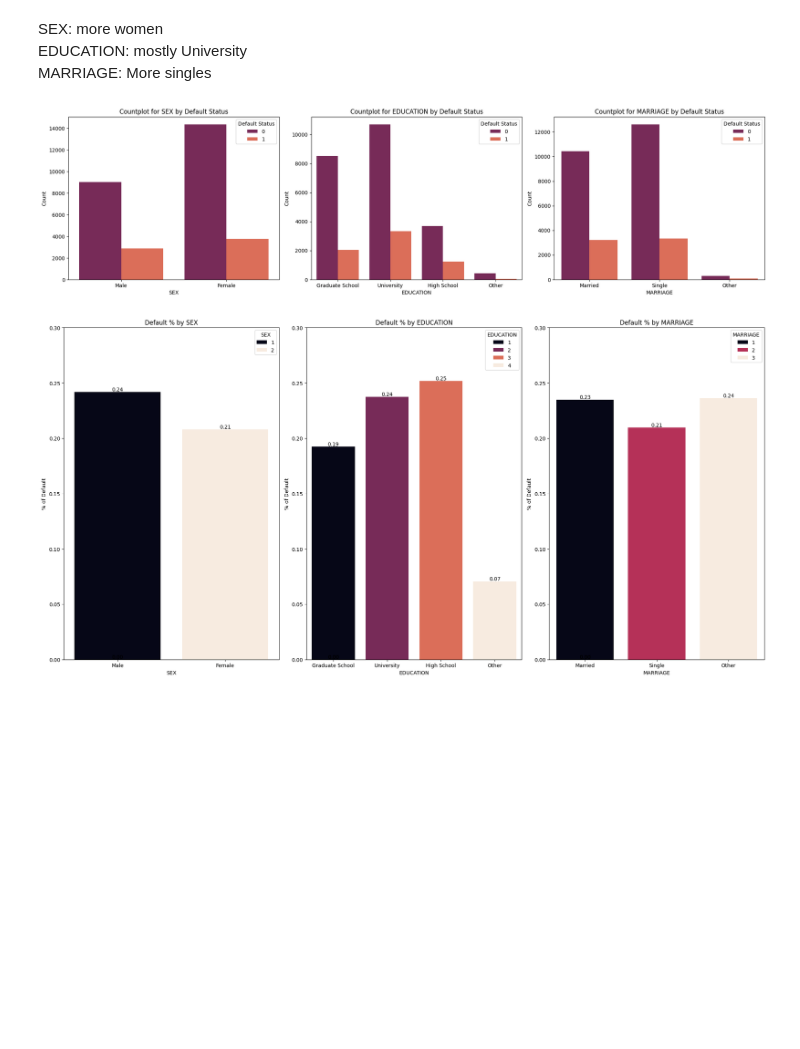
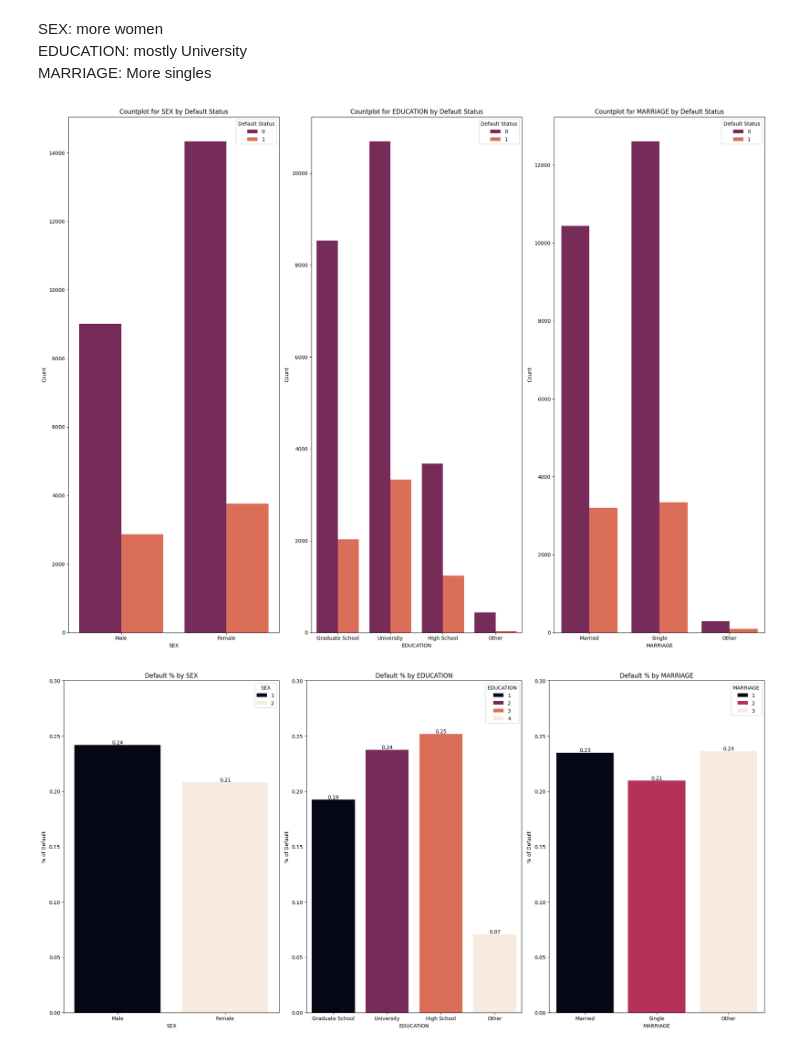
Before and after one commit to minjeoungneev/Default_Credit_Card, a Jupyter notebook: EDA.ipynb, the cells around one changed output. Drawn from its saved outputs; the diff is of its cells as text; code cells hidden in the pictures; blank space fills up the shorter version.

```diff
--- a/EDA.ipynb
+++ b/EDA.ipynb
@@ -489,37 +515,37 @@ MARRIAGE: More singles<br>
 # %%
 plt.figure(figsize=(20, 15))
 
 # Countplot for SEX
-plt.subplot(3, 3, 1)
+plt.subplot(1, 3, 1)
 sns.countplot(x='SEX', hue='Y', data=df, palette='rocket')
 plt.title('Countplot for SEX by Default Status')
 plt.xlabel('SEX')
 plt.xticks([0, 1], ['Male', 'Female'])
 plt.ylabel('Count')
 plt.legend(title='Default Status', loc='upper right')
 
 # Countplot for EDUCATION
-plt.subplot(3, 3, 2)
+plt.subplot(1, 3, 2)
 sns.countplot(x='EDUCATION', hue='Y', data=df, palette='rocket')
 plt.title('Countplot for EDUCATION by Default Status')
 plt.xlabel('EDUCATION')
 plt.xticks([0, 1, 2, 3], ['Graduate School', 'University', 'High School', 'Other'])
 plt.ylabel('Count')
 plt.legend(title='Default Status', loc='upper right')
 
 # Countplot for MARRIAGE
-plt.subplot(3, 3, 3)
+plt.subplot(1, 3, 3)
 sns.countplot(x='MARRIAGE', hue='Y', data=df, palette='rocket')
 plt.title('Countplot for MARRIAGE by Default Status')
 plt.xlabel('MARRIAGE')
 plt.xticks([0, 1, 2], ['Married', 'Single', 'Other'])
 plt.ylabel('Count')
 plt.legend(title='Default Status', loc='upper right')
 
 plt.tight_layout()
 plt.show()
 # %% [output]
-[figure, old version]
+[figure, new version]
 # %%
 plt.figure(figsize=(20, 10))
 
```
Also changed, not shown: parts of 20 cells of this notebook.
